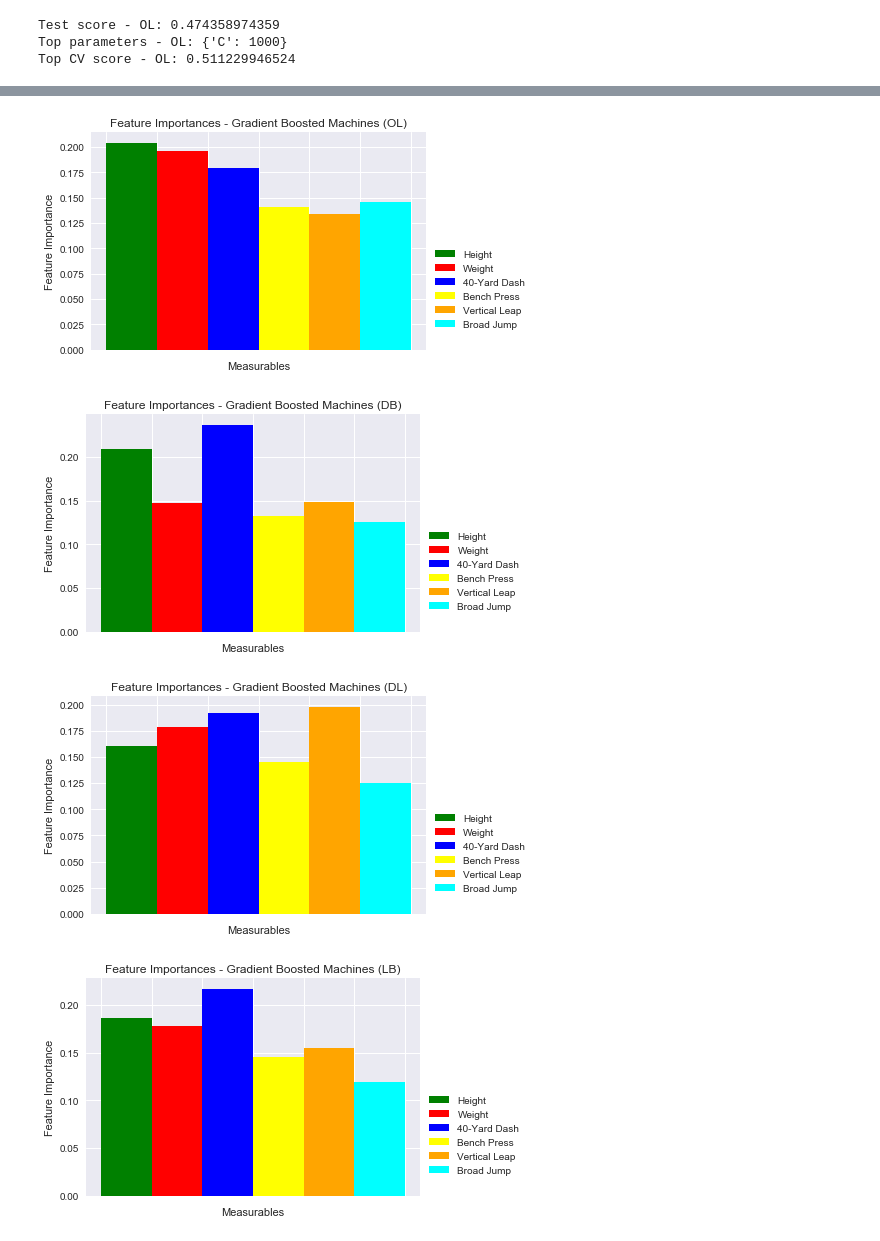
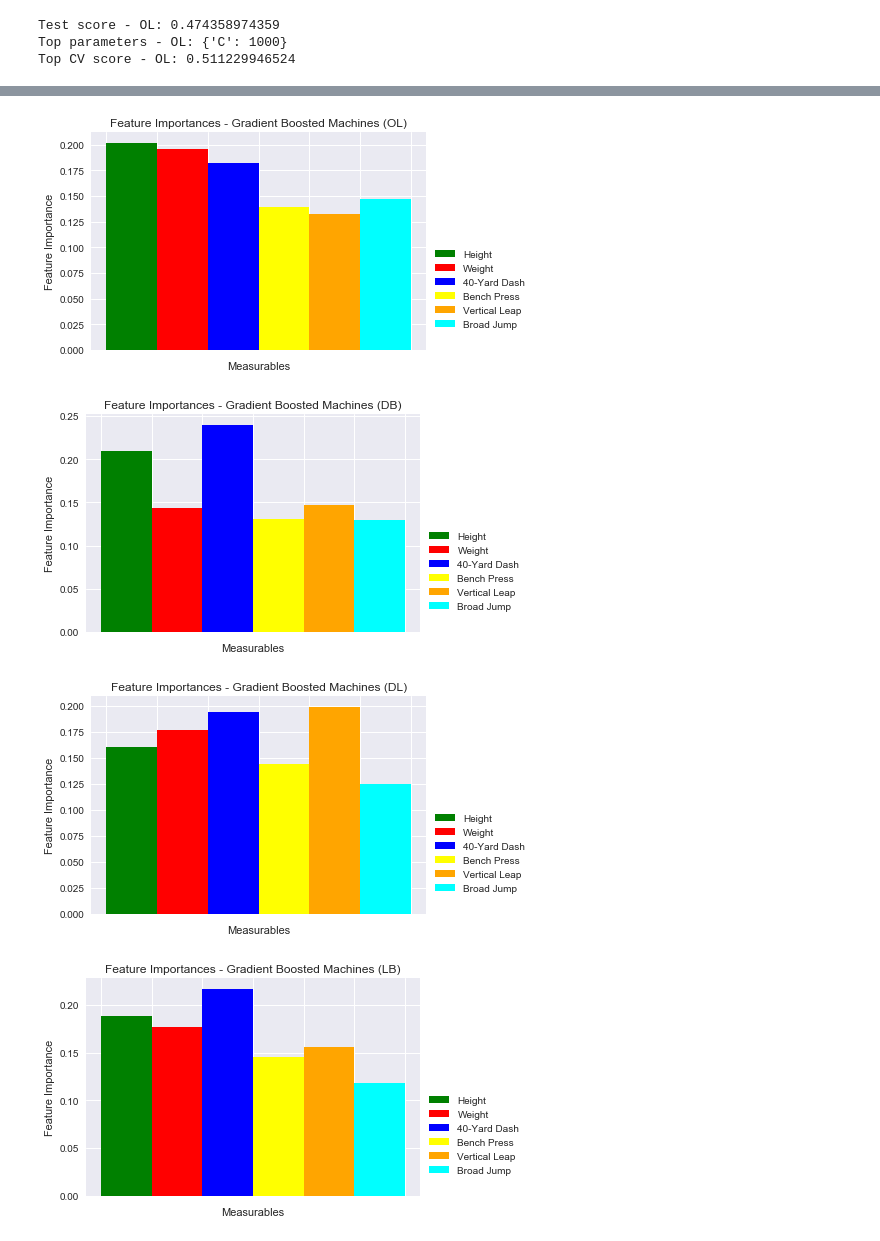
Before and after one commit to pdkim1208/Springboard, a Jupyter notebook: CapstoneProject1.ipynb, the cells around one changed output, grey strips where cells are left out. Drawn from its saved outputs; the diff is of its cells as text; code cells hidden in the pictures.

```diff
--- a/CapstoneProject1.ipynb
+++ b/CapstoneProject1.ipynb
@@ -4280,12 +4224,12 @@ plt.show()
 #Gradient Boosted Machine Feature Importances
 
 #OL
-FI_Height = [0.204]
+FI_Height = [0.202]
 FI_Weight = [0.196]
-FI_40_Yard = [0.179]
-FI_Bench_Press = [0.141]
-FI_Vert_Leap = [0.134]
-FI_Broad_Jump = [0.146]
+FI_40_Yard = [0.182]
+FI_Bench_Press = [0.139]
+FI_Vert_Leap = [0.132]
+FI_Broad_Jump = [0.147]
 
 ax = plt.subplot()
 
@@ -4309,11 +4253,11 @@ plt.show()
 #DB
 
 FI_Height = [0.209]
-FI_Weight = [0.147]
-FI_40_Yard = [0.237]
-FI_Bench_Press = [0.132]
-FI_Vert_Leap = [0.149]
-FI_Broad_Jump = [0.126]
+FI_Weight = [0.144]
+FI_40_Yard = [0.240]
+FI_Bench_Press = [0.131]
+FI_Vert_Leap = [0.147]
+FI_Broad_Jump = [0.129]
 
 ax = plt.subplot()
 
@@ -4336,10 +4280,10 @@ plt.show()
 
 #DL
 FI_Height = [0.160]
-FI_Weight = [0.179]
-FI_40_Yard = [0.192]
-FI_Bench_Press = [0.145]
-FI_Vert_Leap = [0.198]
+FI_Weight = [0.177]
+FI_40_Yard = [0.194]
+FI_Bench_Press = [0.144]
+FI_Vert_Leap = [0.199]
 FI_Broad_Jump = [0.125]
 
 ax = plt.subplot()
@@ -4363,12 +4307,12 @@ plt.show()
 
 #LB
 
-FI_Height = [0.186]
-FI_Weight = [0.178]
+FI_Height = [0.188]
+FI_Weight = [0.177]
 FI_40_Yard = [0.217]
 FI_Bench_Press = [0.145]
-FI_Vert_Leap = [0.155]
-FI_Broad_Jump = [0.119]
+FI_Vert_Leap = [0.156]
+FI_Broad_Jump = [0.118]
 
 ax = plt.subplot()
 
@@ -4390,12 +4334,12 @@ ax.legend((p1[0], p2[0], p3[0], p4[0], p5[0], p6[0]), ('Height', 'Weight', '40-Y
 plt.show()
 
 #RB
-FI_Height = [0.174]
-FI_Weight = [0.221]
-FI_40_Yard = [0.182]
-FI_Bench_Press = [0.127]
-FI_Vert_Leap = [0.149]
-FI_Broad_Jump = [0.147]
+FI_Height = [0.172]
+FI_Weight = [0.222]
+FI_40_Yard = [0.183]
+FI_Bench_Press = [0.126]
+FI_Vert_Leap = [0.145]
+FI_Broad_Jump = [0.152]
 
 ax = plt.subplot()
 
@@ -4417,12 +4361,12 @@ ax.legend((p1[0], p2[0], p3[0], p4[0], p5[0], p6[0]), ('Height', 'Weight', '40-Y
 plt.show()
 
 #TE
-FI_Height = [0.172]
+FI_Height = [0.178]
 FI_Weight = [0.164]
-FI_40_Yard = [0.230]
-FI_Bench_Press = [0.122]
-FI_Vert_Leap = [0.157]
-FI_Broad_Jump = [0.155]
+FI_40_Yard = [0.228]
+FI_Bench_Press = [0.118]
+FI_Vert_Leap = [0.158]
+FI_Broad_Jump = [0.154]
 
 ax = plt.subplot()
 
@@ -4439,39 +4383,39 @@ p6 = ax.bar(ind+1.0, FI_Broad_Jump,width=0.2,color='cyan',align='edge')
 ax.set_title('Feature Importances - Gradient Boosted Machines (TE)')
 ax.set_xticklabels([])
 plt.xlabel('Measurables')
 plt.ylabel('Feature Importance')
 ax.legend((p1[0], p2[0], p3[0], p4[0], p5[0], p6[0]), ('Height', 'Weight', '40-Yard Dash', 'Bench Press', 'Vertical Leap', 'Broad Jump'), loc = 0, bbox_to_anchor=(1, 0.5))
 plt.show()
 
 #WR
 
 FI_Height = [0.237]
-FI_Weight = [0.192]
-FI_40_Yard = [0.225]
-FI_Bench_Press = [0.118]
-FI_Vert_Leap = [0.123]
-FI_Broad_Jump = [0.104]
+FI_Weight = [0.193]
+FI_40_Yard = [0.228]
+FI_Bench_Press = [0.115]
+FI_Vert_Leap = [0.124]
+FI_Broad_Jump = [0.103]
 
 ax = plt.subplot()
 
 ind = 1
 
 p1 = ax.bar(ind, FI_Height,width=0.2,color='green',align='edge')
 p2 = ax.bar(ind+0.2, FI_Weight,width=0.2,color='red',align='edge')
 p3 = ax.bar(ind+0.4, FI_40_Yard,width=0.2,color='blue',align='edge')
 p4 = ax.bar(ind+0.6, FI_Bench_Press,width=0.2,color='yellow',align='edge')
 p5 = ax.bar(ind+0.8, FI_Vert_Leap,width=0.2,color='orange',align='edge')
 p6 = ax.bar(ind+1.0, FI_Broad_Jump,width=0.2,color='cyan',align='edge')
 
 
 ax.set_title('Feature Importances - Gradient Boosted Machines (WR)')
 ax.set_xticklabels([])
 plt.xlabel('Measurables')
 plt.ylabel('Feature Importance')
 ax.legend((p1[0], p2[0], p3[0], p4[0], p5[0], p6[0]), ('Height', 'Weight', '40-Yard Dash', 'Bench Press', 'Vertical Leap', 'Broad Jump'), loc = 0, bbox_to_anchor=(1, 0.5))
 plt.show()
 # %% [output]
-[figure, old version]
+[figure, new version]
-[figure, old version]
+[figure, new version]
-[figure, old version]
+[figure, new version]
 [figure]
```
Also changed, not shown: parts of 16 cells of this notebook.
